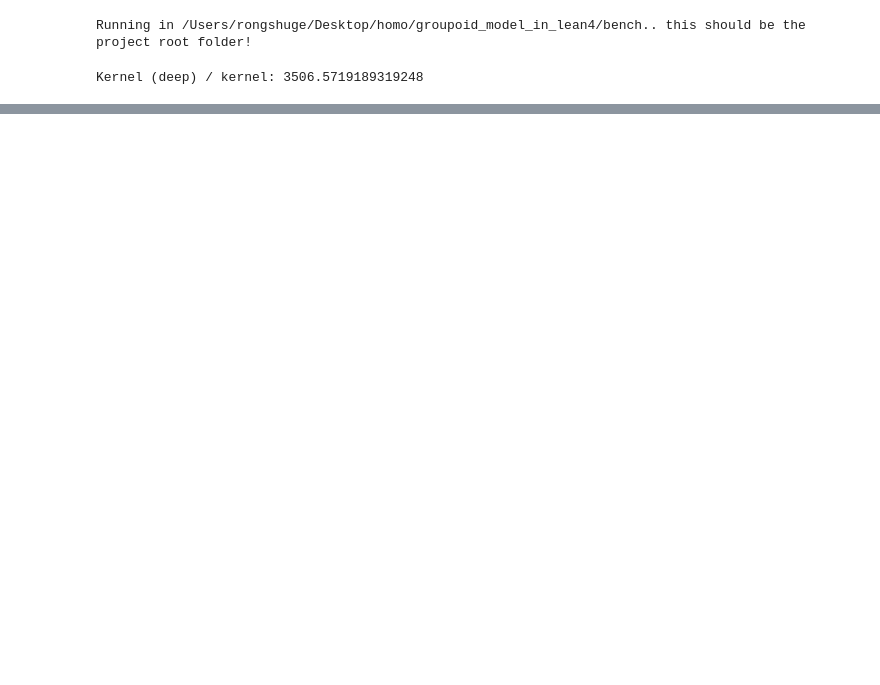
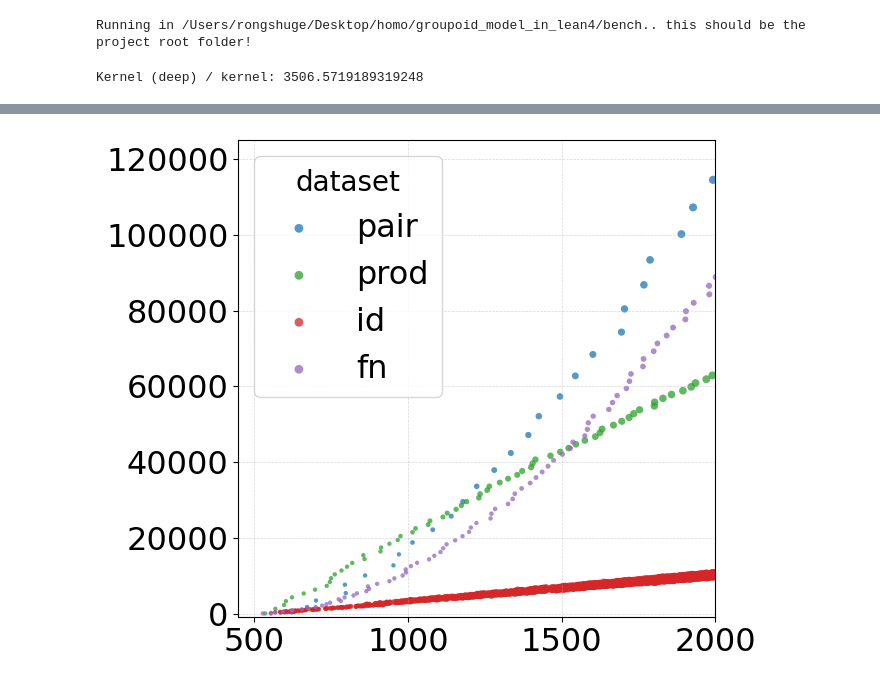
Before and after one commit to sinhp/groupoid_model_in_lean4, a Jupyter notebook: bench/plot.ipynb, the cells around one changed output, grey strips where cells are left out. Drawn from its saved outputs; the diff is of its cells as text; code cells hidden in the pictures; blank space fills up the shorter version.

```diff
--- a/bench/plot.ipynb
+++ b/bench/plot.ipynb
@@ -680,13 +230,11 @@ plt.show()
 # %%
-import matplotlib.ticker as ticker
-time_scale = 1
 unit = "heartbeats"
 
 files = [
-    ("/Users/rongshuge/Desktop/homo/groupoid_model_in_lean4/bench/2025_09_05_times_pair_cache.ndjson", "pair"),
-    ("/Users/rongshuge/Desktop/homo/groupoid_model_in_lean4/bench/2025_09_05_times_prod_cache.ndjson", "prod"),
-    ("/Users/rongshuge/Desktop/homo/groupoid_model_in_lean4/bench/2025_09_05_times_id_cache.ndjson",   "id"),
-    ("/Users/rongshuge/Desktop/homo/groupoid_model_in_lean4/bench/2025_09_05_times_fn_cache.ndjson",   "fn"),
+    ("bench/2025_09_05_times_pair_cache.ndjson", "pair"),
+    ("bench/2025_09_05_times_prod_cache.ndjson", "prod"),
+    ("bench/2025_09_05_times_id_cache.ndjson",   "id"),
+    ("bench/2025_09_05_times_fn_cache.ndjson",   "fn"),
 ]
 
 colors = {
@@ -708,21 +256,18 @@ def load_xy_size(path):
         for line in f:
             ob = json.loads(line, object_hook=lambda d: SimpleNamespace(**d))
             if hasattr(ob, "t_kernel") and hasattr(ob, "sz_deep_wf_val_shared"):
-                ts.append(ob.t_kernel / time_scale)
-                cs.append(ob.sz_deep_wf_val_shared / time_scale)
-                # 若没有 sz_val/sz_tp 字段则给最小值 0
+                ts.append(ob.t_kernel)
+                cs.append(ob.sz_deep_wf_val_shared)
                 sz_val = getattr(ob, "sz_val", 0)
                 sz_tp  = getattr(ob, "sz_tp", 0)
                 sizes.append(sz_val + sz_tp)
     return ts, cs, sizes
 
-# ========== 加载数据 ==========
 datasets = {}
 for path, label in files:
     ts_raw, cs_raw, sz_raw = load_xy_size(path)
     if not ts_raw:
         continue
-    # 排序（按 x）
     ts_sorted, cs_sorted, sz_sorted = zip(*sorted(zip(ts_raw, cs_raw, sz_raw)))
     datasets[label] = (
         np.array(ts_sorted, dtype=float),
@@ -730,40 +275,31 @@ for path, label in files:
         np.array(sz_sorted, dtype=float),
     )
 
-# 为了把“项大小”映射为散点面积，需要做缩放与裁剪
-# 全局统计，便于统一尺度
 if datasets:
     all_sizes = np.concatenate([v[2] for v in datasets.values()])
-    # 处理极端值：用高分位做上限，避免少数点过大
     high = np.percentile(all_sizes, 99) if all_sizes.size else 1.0
     high = max(high, 1.0)
-    # 防止全是零
     if np.all(all_sizes == 0):
-        size_scale = 20.0  # 退化为常量大小
+        size_scale = 20.0
     else:
-        # 把分位高值映射到可视范围（散点 s 是面积像素）
-        target_area_at_high = 120.0  # 你可以调整：80~200 都可
+        target_area_at_high = 120.0
         size_scale = target_area_at_high / high
 
 fig, ax = plt.subplots(1, 1)
 fig.set_size_inches(6.8, 5.6)
 
-# 绘制散点（s 按 sz_val + sz_tp 缩放）
 for label, (tx, ty, tz) in datasets.items():
-    # 裁剪到上限，避免超大
     if np.any(tz):
         tz_clamped = np.minimum(tz, np.percentile(tz, 99))
-        sizes = np.maximum(tz_clamped * size_scale, 10.0)  # 最小面积，避免太小看不见
+        sizes = np.maximum(tz_clamped * size_scale, 10.0)
     else:
         sizes = np.full_like(tz, 20.0)
     ax.scatter(tx, ty, s=sizes, alpha=0.75, label=label, color=colors.get(label, None), edgecolors='none')
 
-# 坐标尺度
 if use_log:
     ax.set_xscale('log')
     ax.set_yscale('log')
 
-# 设定边界并留白
 if datasets:
     all_x = np.concatenate([v[0] for v in datasets.values()])
     all_y = np.concatenate([v[1] for v in datasets.values()])
@@ -778,61 +314,28 @@ if datasets:
 
 
 ax.set_xlim(xmin-80, 2000)
-ax.set_ylim(ymin - 1000, 1.25e5)
+ax.set_ylim(ymin - 1000, 125000)
 xmin, xmax = ax.get_xlim()
 ymin, ymax = ax.get_ylim()
 
-# 等比线与右端标注
-# for k in ratio_lines:
-#     xs_line = np.array([xmin, xmax])
-#     ys_line = k * xs_line
-#     ax.plot(xs_line, ys_line, linestyle='-', color=ratio_color, linewidth=1, alpha=0.75, zorder=0)
-
-#     x_tag = xmax / 1.03
-#     y_tag = k * x_tag
-#     if y_tag >= ymax:
-#         y_tag = ymax / 1.1
-#     ax.text(x_tag, y_tag, f"{k:g}×",
-#             color=ratio_color, fontsize=9,
-#             ha='right', va='top', alpha=0.9, rotation=0)
-
-# 标题、轴标签、网格、图例
-# ax.set_xlabel(f"kernel time ({unit})")
-# ax.set_ylabel(f"typechecking certificate size")
-# ax.set_title("Kernel vs Typechecking Certificate Size (bubble size = term size)")
 ax.grid(True, which='both', linestyle="--", linewidth=0.5, alpha=0.5)
 legend = ax.legend(title="dataset", loc="best") #fontsize=23, title_fontsize=20)
 for handle in legend.legend_handles:
     handle.set_sizes([40])
 
-
 ax.tick_params(axis='both', which='major') #, labelsize=23)  # 设置主要刻度标签大小
-
 
 plt.rcParams.update({
     "pgf.texsystem": "pdflatex",
-    "pgf.rcfonts": False,       # 使用 LaTeX 默认字体
-    "font.family": "serif",      # 使用衬线字体
-    "text.usetex": False,        # 使用 LaTeX 渲染文本
-    "font.size": 23,             # 主字体大小
-    # "axes.labelsize": 23,        # 坐标轴标签大小
-    # "axes.titlesize": 23,        # 标题大小
-    # "legend.fontsize": 20,       # 图例字体大小
-    # "legend.title_fontsize": 20, # 图例标题字体大小
-    # "xtick.labelsize": 20,       # x 轴刻度标签大小
-    # "ytick.labelsize": 20,       # y 轴刻度标签大小
+    "pgf.rcfonts": False,
+    "font.family": "serif",
+    "text.usetex": False,
+    "font.size": 23,
     "pgf.preamble": "\n".join([
-        r"\usepackage[utf8]{inputenc}",    # 如果需要支持 UTF-8 字符
+        r"\usepackage[utf8]{inputenc}",
         r"\usepackage[T1]{fontenc}",
         r"\usepackage{libertine}",
-       # r"\setmainfont{Libertine}"  # 使用 Libertine 字体
-        ])      # 使用 T1 字体编码
-    #     r"\usepackage{amsmath}",           # 数学公式支持
-    #     r"\usepackage{amssymb}",           # 更多数学符号
-    #     r"\usepackage{mathrsfs}",          # 花体字母支持
-    #     r"\usepackage{siunitx}",           # SI 单位支持
-    #     r"\sisetup{detect-all}",           # 让 siunitx 检测字体设置
-
+        ])
 })
 
 
@@ -841,13 +344,7 @@ formatter.set_scientific(True)
 formatter.set_powerlimits((0,0))
 formatter.format = "%.1f"
 
-ax.yaxis.set_major_formatter(formatter)
-
 plt.tight_layout()
-
-# import tikzplotlib
-# tikzplotlib.save("mytikz.tex")
-
 plt.savefig('tcs.pgf', backend='pgf')
 #plt.show()
 # %% [output]
@@ -854,0 +351 @@ plt.savefig('tcs.pgf', backend='pgf')
+[figure, added]
```
Also changed, not shown: parts of 9 cells of this notebook.
